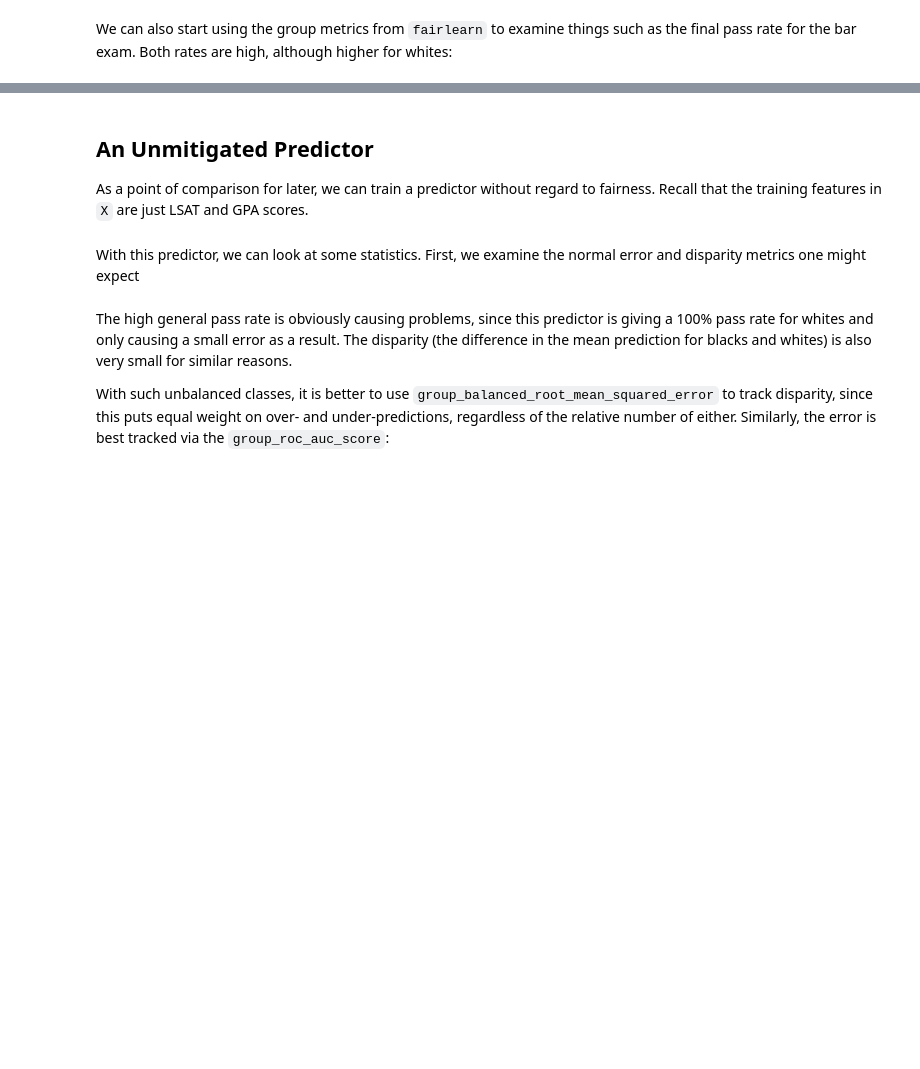
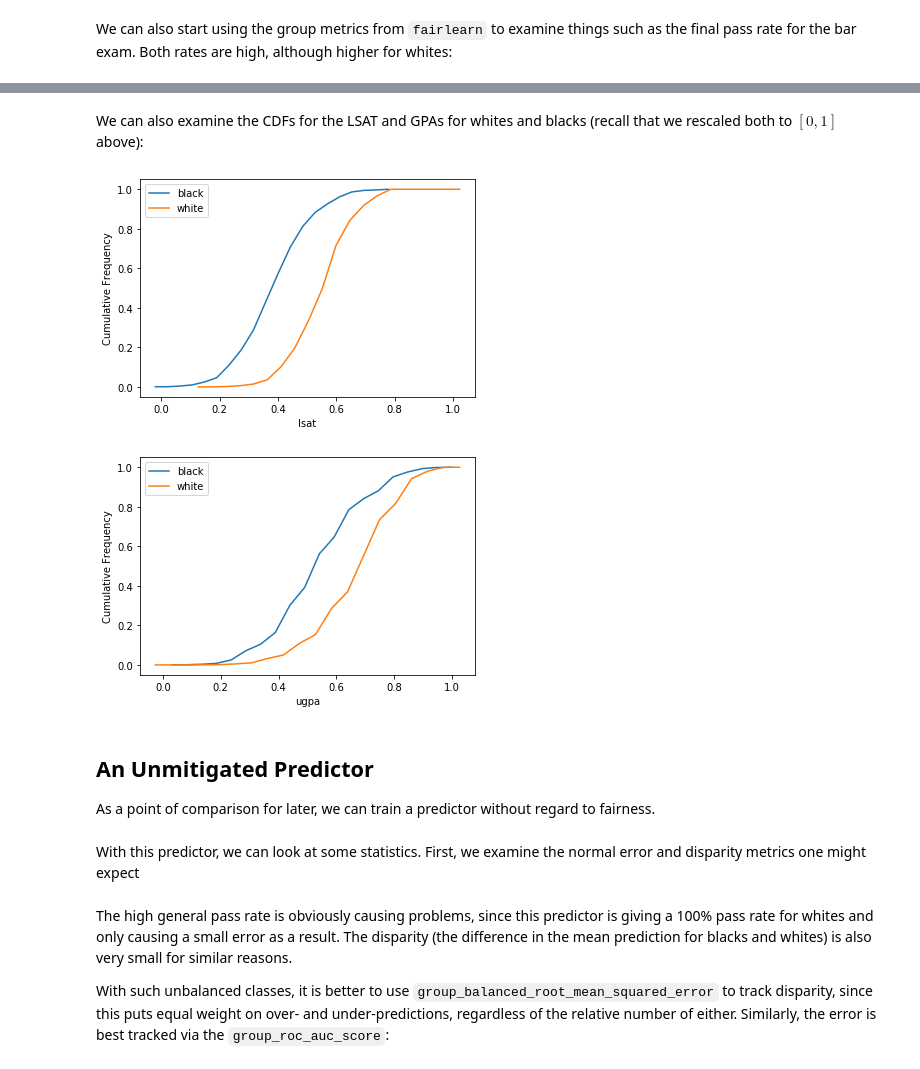
Before and after one commit to fairlearn/fairlearn, a Jupyter notebook: notebooks/Mitigating Unfairness in the Law School Dataset.ipynb, the cells around one changed output, grey strips where cells are left out. Cells and saved outputs as stored; diff of their text form; code cells hidden in the pictures; blank space fills up the shorter version.

Commit message:
Working on data analysis
Signed-off-by: Richard Edgar <riedgar@microsoft.com>
Signed-off-by: Miro Dudik <mdudik@gmail.com>

```diff
--- a/notebooks/Mitigating Unfairness in the Law School Dataset.ipynb
+++ b/notebooks/Mitigating Unfairness in the Law School Dataset.ipynb
@@ -63,7 +74,31 @@ for column_name in X_train:
+# %% [markdown]
+We can also examine the CDFs for the LSAT and GPAs for whites and blacks (recall that we rescaled both to $[0,1]$ above):
+# %%
+import matplotlib.pyplot as plt
+from scipy.stats import cumfreq
+
+def plot_separated_cdf(data, A):
+    for a in np.unique(A):
+        subset = data[A==a]
+
+        cdf = cumfreq(subset, numbins=20)
+        x = cdf.lowerlimit + np.linspace(0, cdf.binsize*cdf.cumcount.size, cdf.cumcount.size)
+        plt.plot(x, cdf.cumcount / len(subset), label=a)
+    plt.xlabel(data.name)
+    plt.ylabel("Cumulative Frequency")
+    plt.legend()
+    plt.show()
+
+
+plot_separated_cdf(X_train['lsat'], A_train)
+plot_separated_cdf(X_train['ugpa'], A_train)
+# %% [output]
+[figure, added]
+[figure, added]
 # %% [markdown]
 ## An Unmitigated Predictor
 
-As a point of comparison for later, we can train a predictor without regard to fairness. Recall that the training features in `X` are just LSAT and GPA scores.
+As a point of comparison for later, we can train a predictor without regard to fairness.
 # %%
 unmitigated_predictor = LogisticRegression(solver='liblinear', fit_intercept=True)
 
```
Also changed, not shown: parts of 5 cells of this notebook.
